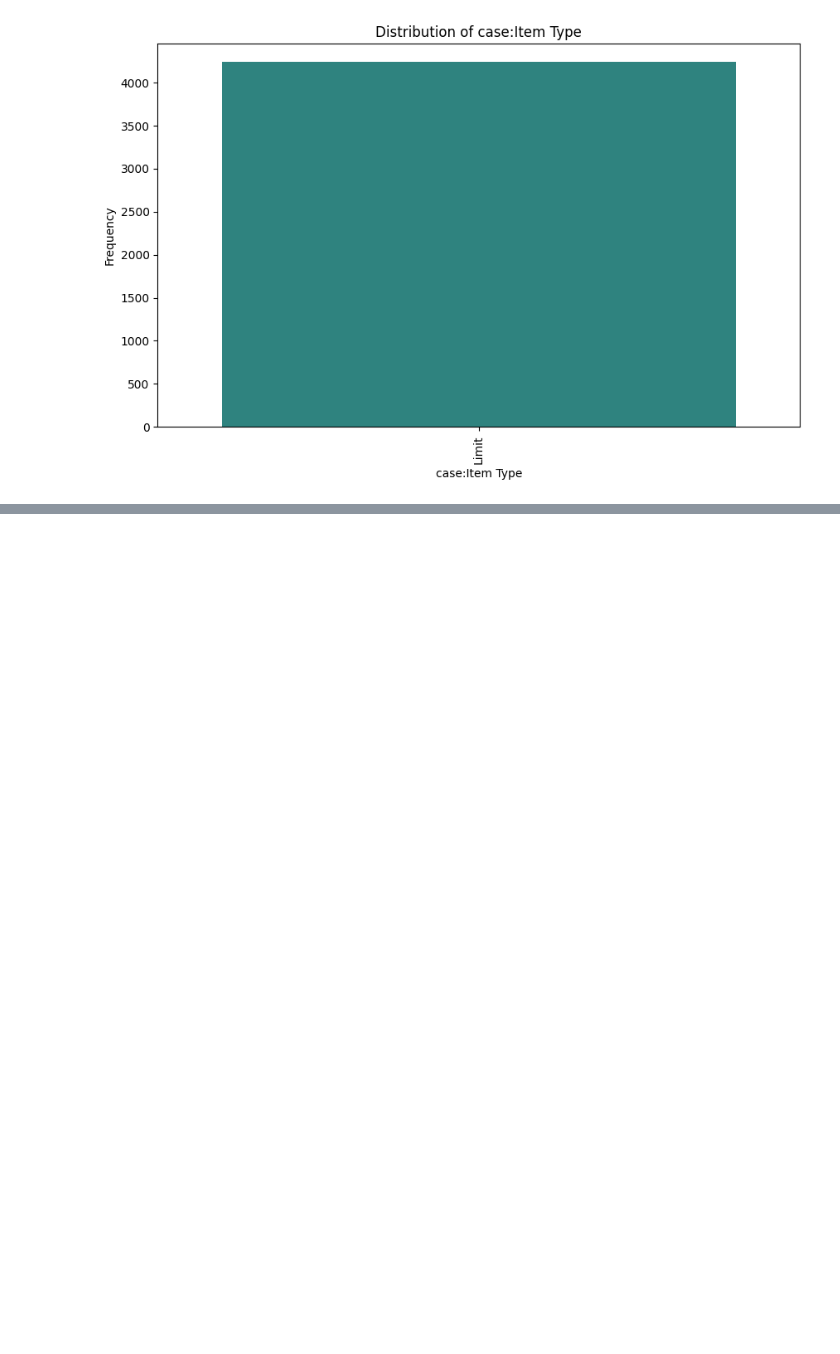
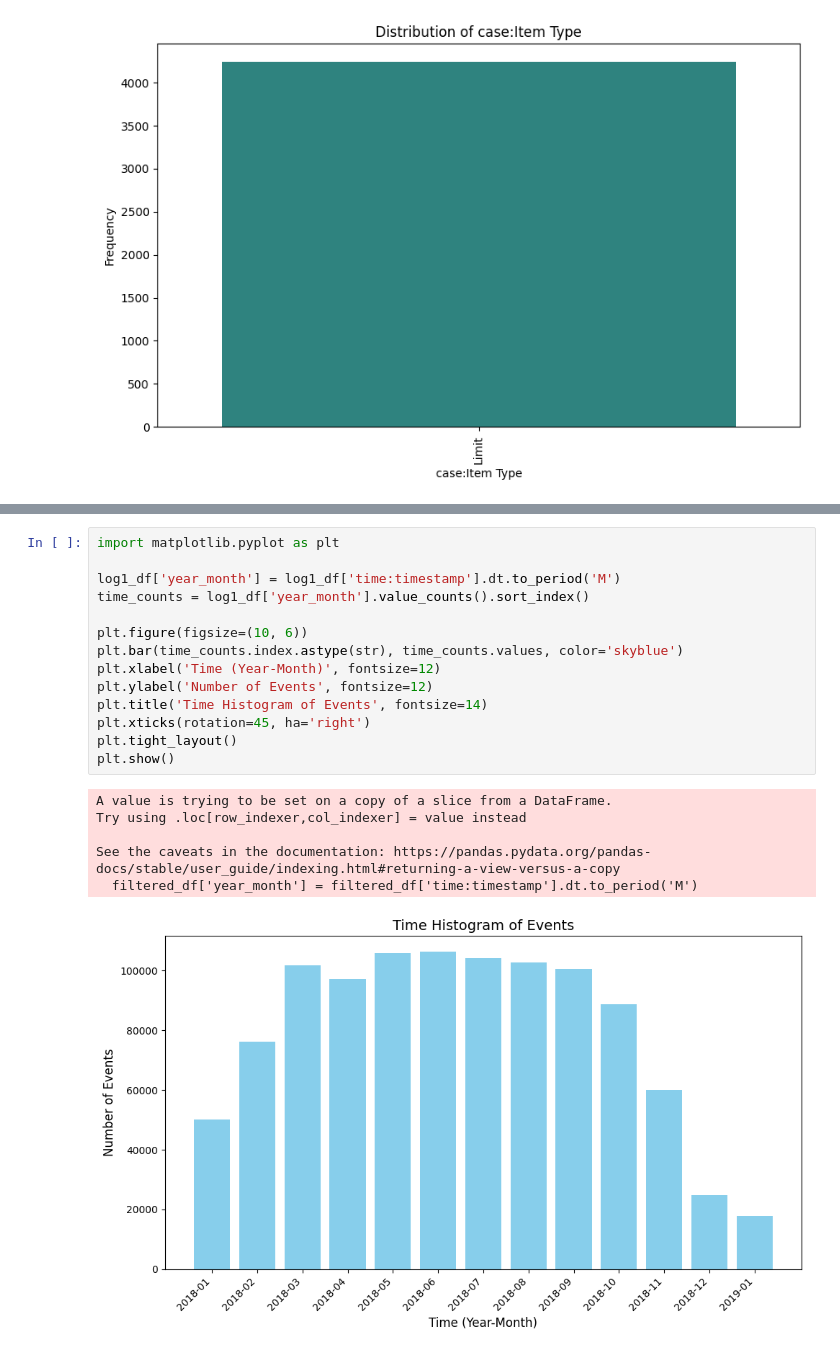
Before and after one commit to sampledrift42/MDS-PODS-Proj1, a Jupyter notebook: data_preparation/data_exploration.ipynb, the cells around one changed output, grey strips where cells are left out. Drawn from its saved outputs; the diff is of its cells as text; blank space fills up the shorter version.

```diff
--- a/data_preparation/data_exploration.ipynb
+++ b/data_preparation/data_exploration.ipynb
@@ -413,0 +486,21 @@ Passing `palette` without assigning `hue` is deprecated and will be removed in v
+# %%
+import matplotlib.pyplot as plt
+
+log1_df['year_month'] = log1_df['time:timestamp'].dt.to_period('M')
+time_counts = log1_df['year_month'].value_counts().sort_index()
+
+plt.figure(figsize=(10, 6))
+plt.bar(time_counts.index.astype(str), time_counts.values, color='skyblue')
+plt.xlabel('Time (Year-Month)', fontsize=12)
+plt.ylabel('Number of Events', fontsize=12)
+plt.title('Time Histogram of Events', fontsize=14)
+plt.xticks(rotation=45, ha='right')
+plt.tight_layout()
+plt.show()
+# %% [output]
+A value is trying to be set on a copy of a slice from a DataFrame.
+Try using .loc[row_indexer,col_indexer] = value instead
+
+See the caveats in the documentation: https://pandas.pydata.org/pandas-docs/stable/user_guide/indexing.html#returning-a-view-versus-a-copy
+  filtered_df['year_month'] = filtered_df['time:timestamp'].dt.to_period('M')
+[figure, added]
```
Also changed, not shown: parts of 21 cells of this notebook.
